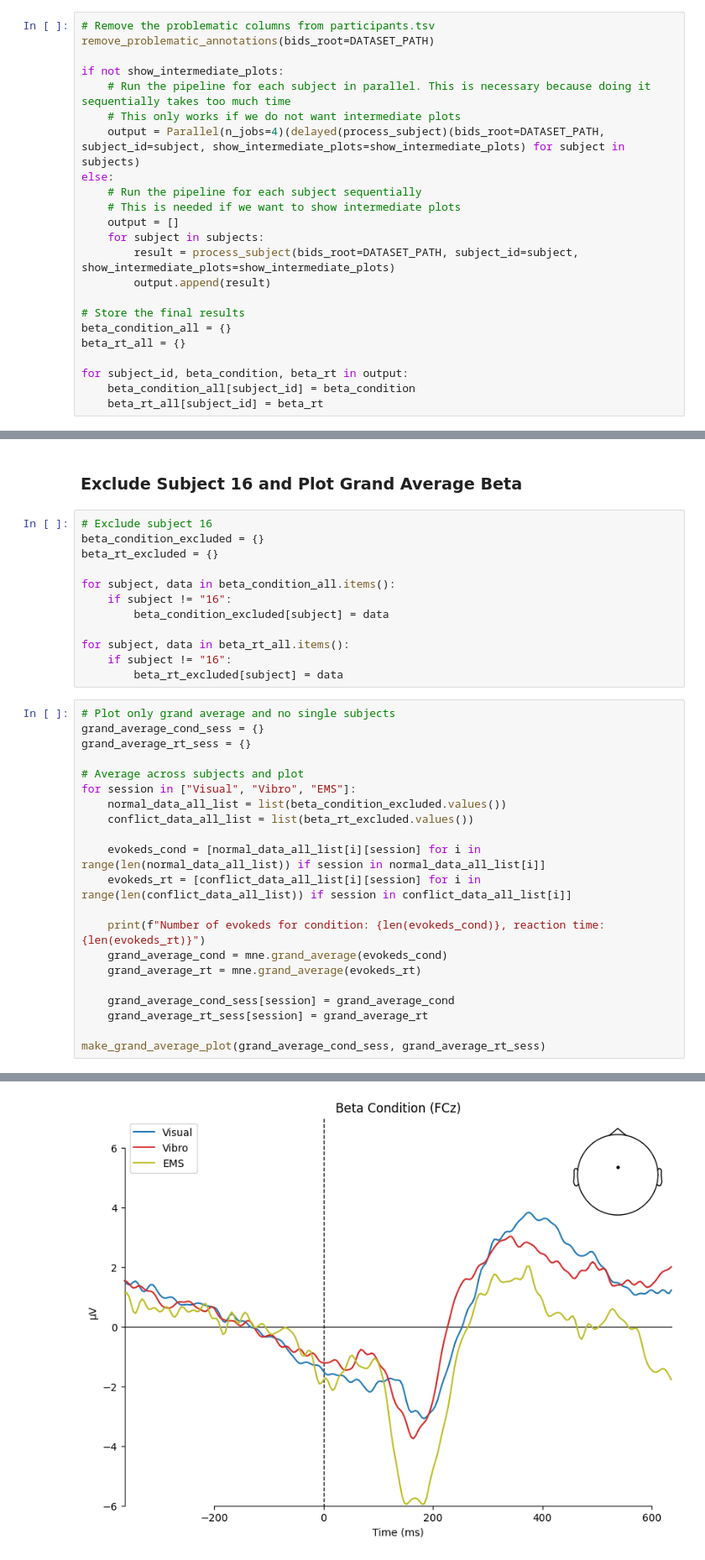
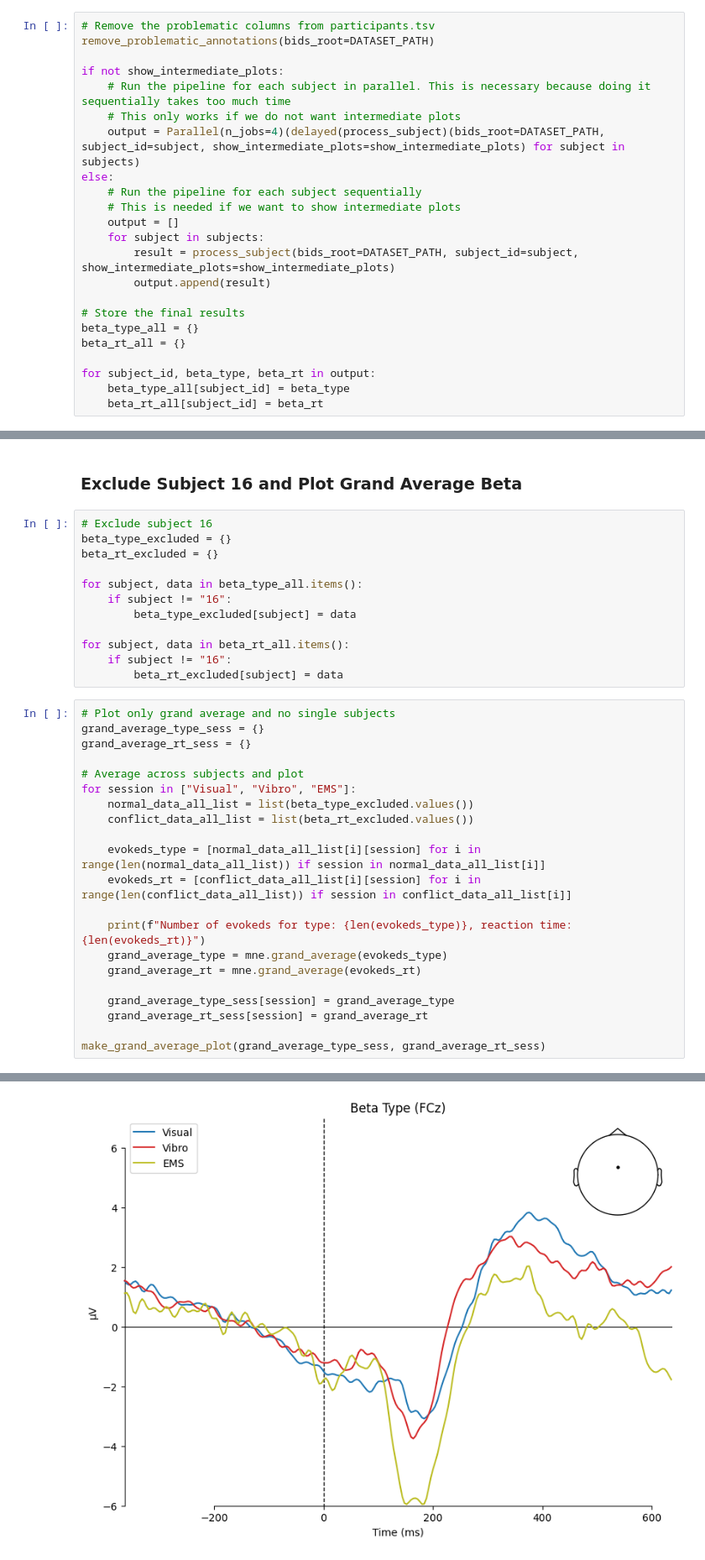
Before and after one commit to jhagnberger/eeg, a Jupyter notebook: time_analysis.ipynb, the cells around one changed output, grey strips where cells are left out. Shown at 84% size. Drawn from its saved outputs; the diff is of its cells as text.

Commit message:
Rename condition to type to avoid confusion

```diff
--- a/time_analysis.ipynb
+++ b/time_analysis.ipynb
@@ -502,11 +502,11 @@ else:
         output.append(result)
 
 # Store the final results
-beta_condition_all = {}
+beta_type_all = {}
 beta_rt_all = {}
 
-for subject_id, beta_condition, beta_rt in output:
-    beta_condition_all[subject_id] = beta_condition
+for subject_id, beta_type, beta_rt in output:
+    beta_type_all[subject_id] = beta_type
     beta_rt_all[subject_id] = beta_rt
 # %% [output]
 Available sessions for subject 02: ['EMS', 'Visual', 'Vibro']
@@ -620,35 +619,35 @@ Need more than one channel to make topography for eeg. Disabling interactivity.
 ### Exclude Subject 16 and Plot Grand Average Beta
 # %%
 # Exclude subject 16
-beta_condition_excluded = {}
+beta_type_excluded = {}
 beta_rt_excluded = {}
 
-for subject, data in beta_condition_all.items():
+for subject, data in beta_type_all.items():
     if subject != "16":
-        beta_condition_excluded[subject] = data
+        beta_type_excluded[subject] = data
 
 for subject, data in beta_rt_all.items():
     if subject != "16":
         beta_rt_excluded[subject] = data
 # %%
 # Plot only grand average and no single subjects
-grand_average_cond_sess = {}
+grand_average_type_sess = {}
 grand_average_rt_sess = {}
 
 # Average across subjects and plot
 for session in ["Visual", "Vibro", "EMS"]:
-    normal_data_all_list = list(beta_condition_excluded.values())
+    normal_data_all_list = list(beta_type_excluded.values())
     conflict_data_all_list = list(beta_rt_excluded.values())
 
-    evokeds_cond = [normal_data_all_list[i][session] for i in range(len(normal_data_all_list)) if session in normal_data_all_list[i]]
+    evokeds_type = [normal_data_all_list[i][session] for i in range(len(normal_data_all_list)) if session in normal_data_all_list[i]]
     evokeds_rt = [conflict_data_all_list[i][session] for i in range(len(conflict_data_all_list)) if session in conflict_data_all_list[i]]
 
-    print(f"Number of evokeds for condition: {len(evokeds_cond)}, reaction time: {len(evokeds_rt)}")
-    grand_average_cond = mne.grand_average(evokeds_cond)
+    print(f"Number of evokeds for type: {len(evokeds_type)}, reaction time: {len(evokeds_rt)}")
+    grand_average_type = mne.grand_average(evokeds_type)
     grand_average_rt = mne.grand_average(evokeds_rt)
 
-    grand_average_cond_sess[session] = grand_average_cond
+    grand_average_type_sess[session] = grand_average_type
     grand_average_rt_sess[session] = grand_average_rt
 
-make_grand_average_plot(grand_average_cond_sess, grand_average_rt_sess)
+make_grand_average_plot(grand_average_type_sess, grand_average_rt_sess)
 # %% [output]
@@ -662,4 +661,4 @@ Number of evokeds for condition: 9, reaction time: 9
 Identifying common channels ...
 Identifying common channels ...
-[figure, old version]
+[figure, new version]
 [figure]
```
Also changed, not shown: parts of 4 cells of this notebook, 14 other files.
